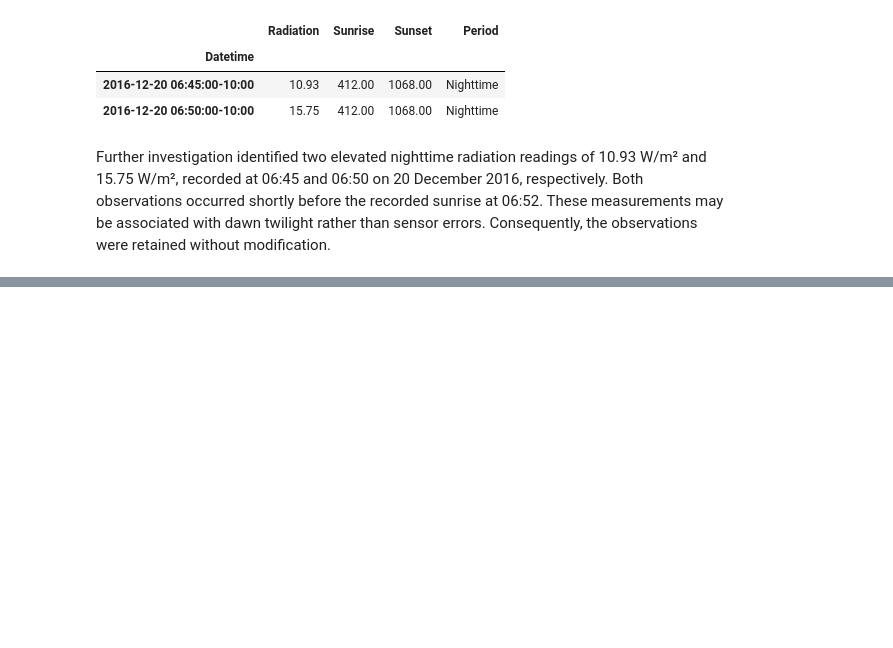
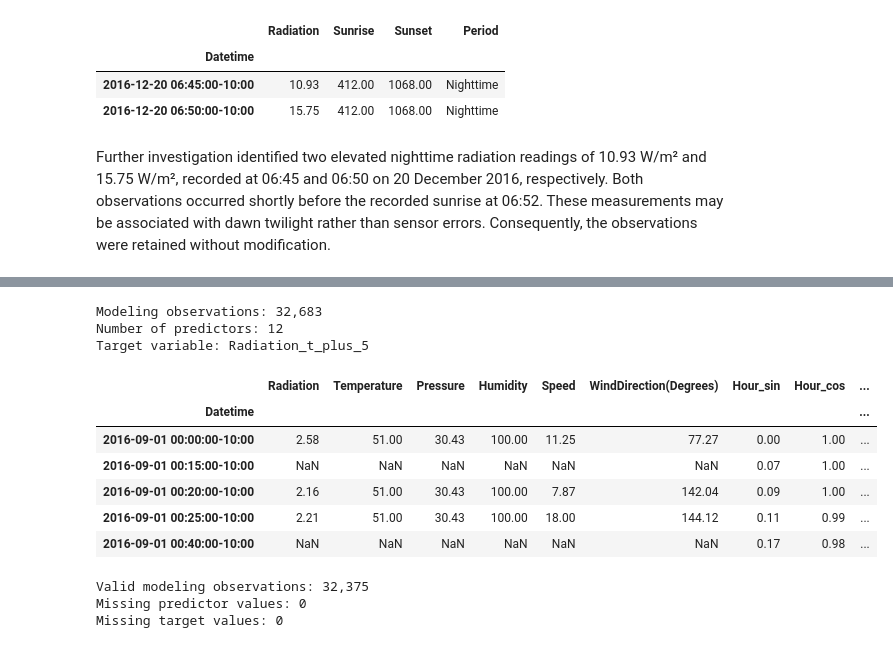
Before and after one commit to damisar/Solar-Radiation-Prediction, a Jupyter notebook: notebook/Solar_Radiation_Analysis.ipynb, the cells around one changed output, grey strips where cells are left out. Cells and saved outputs as stored; diff of their text form; code cells hidden in the pictures; blank space fills up the shorter version.

Commit message:
Complete solar radiation prediction model development

```diff
--- a/notebook/Solar_Radiation_Analysis.ipynb
+++ b/notebook/Solar_Radiation_Analysis.ipynb
@@ -1252,0 +1310,51 @@ Further investigation identified two elevated nighttime radiation readings of 10
+# %%
+
+# Section 5.1 — Prepare the 5-minute-ahead prediction dataset
+
+# Reuse the existing feature-engineered dataset
+model_df = df_features.copy()
+
+# Create the prediction target: radiation 5 minutes ahead
+model_df["Radiation_t_plus_5"] = model_df["Radiation"].shift(-1)
+
+# Remove the final observation without a future target
+model_df = model_df.dropna(subset=["Radiation_t_plus_5"])
+
+# Separate predictors and target
+X = model_df.drop(columns=["Radiation_t_plus_5"])
+y = model_df["Radiation_t_plus_5"]
+
+# Verify the modeling dataset
+print(f"Modeling observations: {len(model_df):,}")
+print(f"Number of predictors: {X.shape[1]}")
+print(f"Target variable: {y.name}")
+
+display(model_df.head())
+# %% [output]
+Modeling observations: 32,683
+Number of predictors: 12
+Target variable: Radiation_t_plus_5
+|  | Radiation | Temperature | Pressure | Humidity | Speed | WindDirection(Degrees) | Hour_sin | Hour_cos | ... |
+| Datetime |  |  |  |  |  |  |  |  | ... |
+| 2016-09-01 00:00:00-10:00 | 2.58 | 51.00 | 30.43 | 100.00 | 11.25 | 77.27 | 0.00 | 1.00 | ... |
+| 2016-09-01 00:15:00-10:00 | NaN | NaN | NaN | NaN | NaN | NaN | 0.07 | 1.00 | ... |
+| 2016-09-01 00:20:00-10:00 | 2.16 | 51.00 | 30.43 | 100.00 | 7.87 | 142.04 | 0.09 | 1.00 | ... |
+| 2016-09-01 00:25:00-10:00 | 2.21 | 51.00 | 30.43 | 100.00 | 18.00 | 144.12 | 0.11 | 0.99 | ... |
+| 2016-09-01 00:40:00-10:00 | NaN | NaN | NaN | NaN | NaN | NaN | 0.17 | 0.98 | ... |
+# %%
+
+# Keep only complete predictor-target pairs for modeling
+model_df = model_df.dropna(subset=X.columns.tolist() + ["Radiation_t_plus_5"]).copy()
+
+# Update predictors and target
+X = model_df.drop(columns=["Radiation_t_plus_5"])
+y = model_df["Radiation_t_plus_5"]
+
+# Verify that the modeling dataset contains no missing values
+print(f"Valid modeling observations: {len(model_df):,}")
+print(f"Missing predictor values: {X.isna().sum().sum():,}")
+print(f"Missing target values: {y.isna().sum():,}")
+# %% [output]
+Valid modeling observations: 32,375
+Missing predictor values: 0
+Missing target values: 0
```
Also changed, not shown: parts of 24 cells of this notebook, 2 other files.
